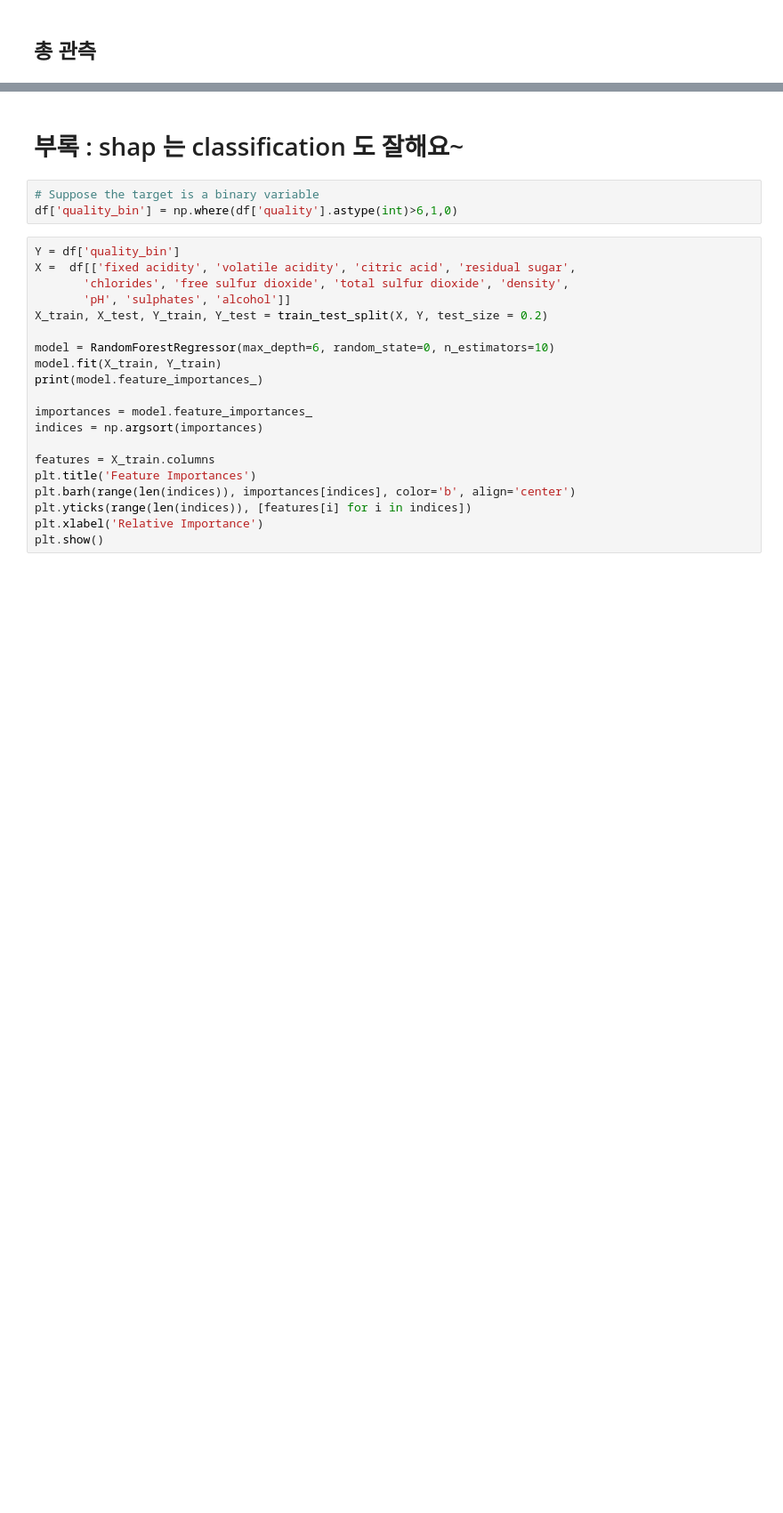
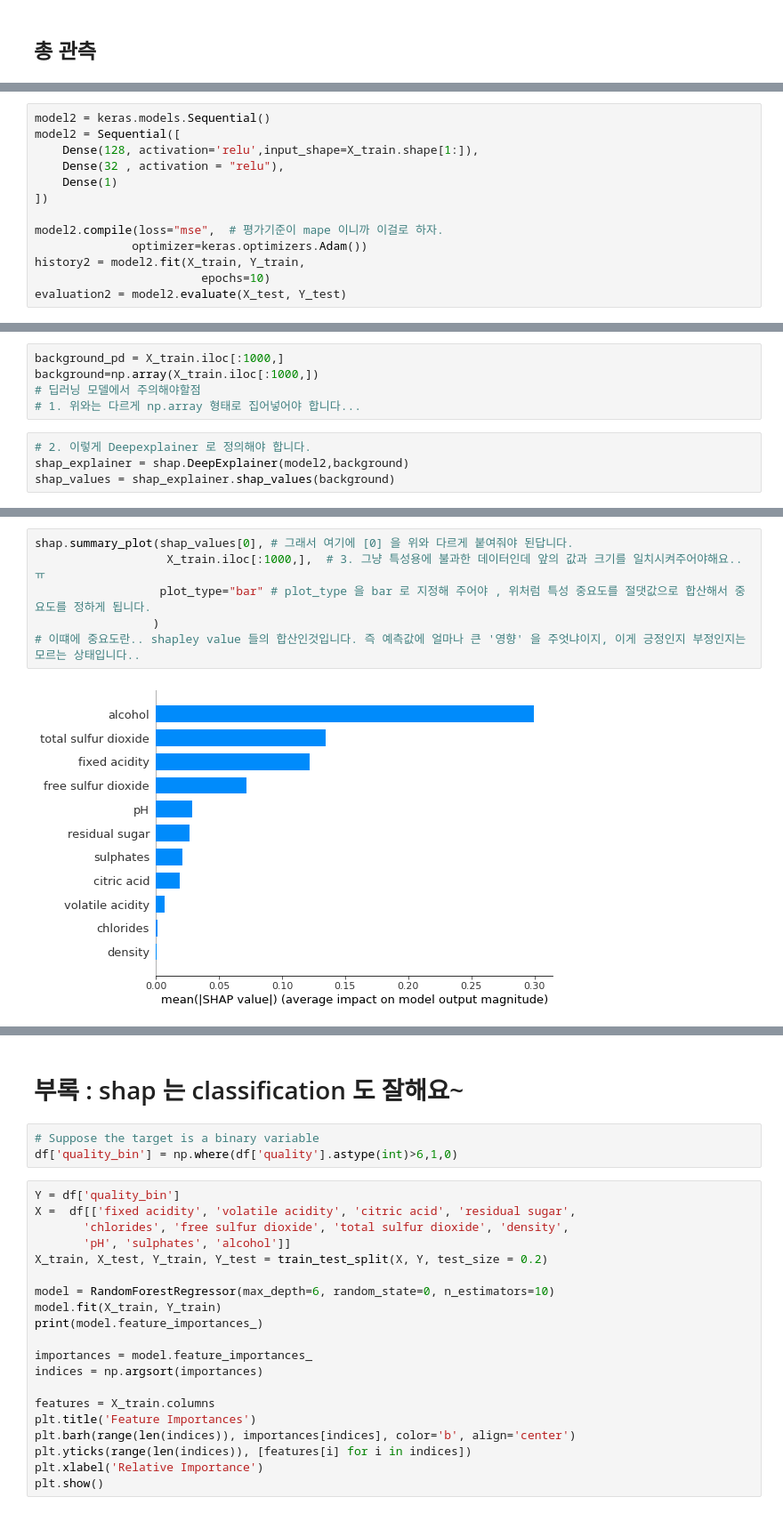
Before and after one commit to hana-dool/Data_Analysis, a Jupyter notebook: [model interpretation] SHAP.ipynb, the cells around one changed output, grey strips where cells are left out. Shown at 89% size. Saved outputs shown, nothing was run; the diff lists cells and outputs as text; blank space fills up the shorter version.

```diff
--- a/[model interpretation] SHAP.ipynb
+++ b/[model interpretation] SHAP.ipynb
@@ -380,0 +390,13 @@ shap.force_plot(shap_explainer.expected_value, shap_values, X_test)
+# %%
+model2 = keras.models.Sequential()
+model2 = Sequential([
+    Dense(128, activation='relu',input_shape=X_train.shape[1:]),
+    Dense(32 , activation = "relu"),
+    Dense(1)
+])
+
+model2.compile(loss="mse",  # 평가기준이 mape 이니까 이걸로 하자.
+              optimizer=keras.optimizers.Adam())
+history2 = model2.fit(X_train, Y_train,
+                        epochs=10)
+evaluation2 = model2.evaluate(X_test, Y_test)
@@ -380,0 +421,9 @@ shap.force_plot(shap_explainer.expected_value, shap_values, X_test)
+# %%
+background_pd = X_train.iloc[:1000,]
+background=np.array(X_train.iloc[:1000,])
+# 딥러닝 모델에서 주의해야할점
+# 1. 위와는 다르게 np.array 형태로 집어넣어야 합니다...
+# %%
+# 2. 이렇게 Deepexplainer 로 정의해야 합니다.
+shap_explainer = shap.DeepExplainer(model2,background)
+shap_values = shap_explainer.shap_values(background)
@@ -380,0 +459,8 @@ shap.force_plot(shap_explainer.expected_value, shap_values, X_test)
+# %%
+shap.summary_plot(shap_values[0], # 그래서 여기에 [0] 을 위와 다르게 붙여줘야 된답니다.
+                   X_train.iloc[:1000,],  # 3. 그냥 특성용에 불과한 데이터인데 앞의 값과 크기를 일치시켜주어야해요.. ㅠ
+                  plot_type="bar" # plot_type 을 bar 로 지정해 주어야 , 위처럼 특성 중요도를 절댓값으로 합산해서 중요도를 정하게 됩니다.
+                 )
+# 이떄에 중요도란.. shapley value 들의 합산인것입니다. 즉 예측값에 얼마나 큰 '영향' 을 주엇냐이지, 이게 긍정인지 부정인지는 모르는 상태입니다..
+# %% [output]
+[figure, added]
```
Also changed, not shown: parts of 41 cells of this notebook.
